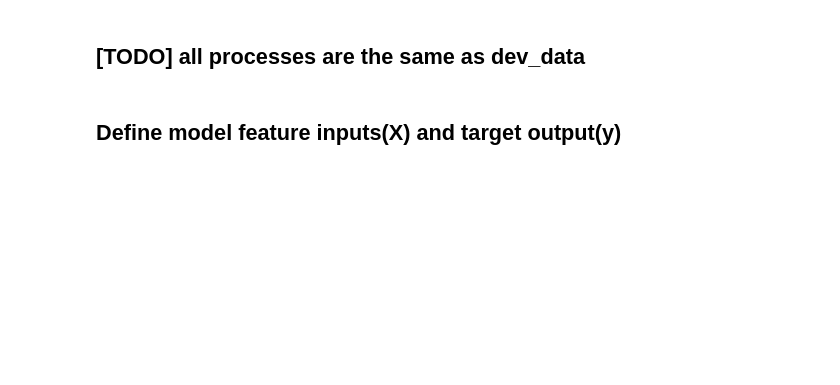
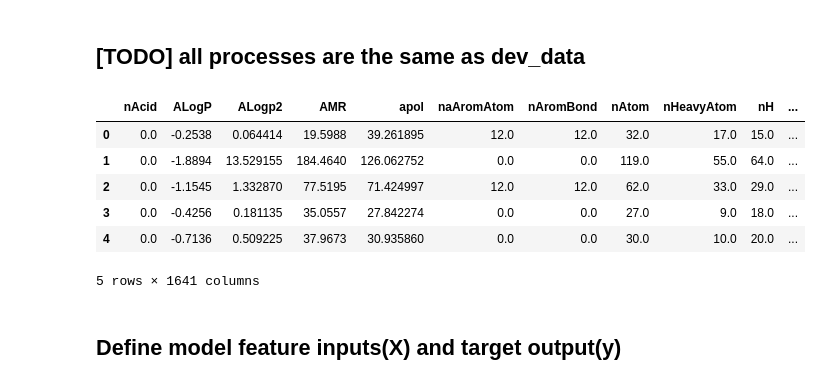
Before and after one commit to Abathur0u0/VirtualScreening_github, a Jupyter notebook: Day3_classifier_demo.ipynb, the cells around one changed output. Saved outputs shown, nothing was run; the diff lists cells and outputs as text; code cells hidden in the pictures; blank space fills up the shorter version.

```diff
--- a/Day3_classifier_demo.ipynb
+++ b/Day3_classifier_demo.ipynb
@@ -229,3 +373,29 @@ df1.loc[:, 'nAcid':] = df1.loc[:, 'nAcid':].fillna(0)  # just simple fill all Na
+# %%
+selected_features1 = data1.columns
+for column in data1.columns:
+    max_value = data[column][data[column] != np.inf].max()  # Calculate the maximum value excluding inf
+    data1[column].replace(np.inf, max_value, inplace=True)  # Replace inf with the maximum value
+
+# 使用KNN補值原始資料的NaN
+scaler1 = MinMaxScaler().fit(data1)
+scaled_df1 = scaler1.transform(data1)
+
+# 使用KNN補值
+knn_imputer1 = KNNImputer(n_neighbors=5).fit(scaled_df1)
+knn_imputed_df1 = knn_imputer1.transform(scaled_df1)
+
+# 將補值後的資料還原為原始範圍
+df1 = scaler1.inverse_transform(knn_imputed_df1)
+df1 = pd.DataFrame(df1, columns=selected_features1)
+df1.head(5)
+# %% [output]
+|  | nAcid | ALogP | ALogp2 | AMR | apol | naAromAtom | nAromBond | nAtom | nHeavyAtom | nH | ... |
+| 0 | 0.0 | -0.2538 | 0.064414 | 19.5988 | 39.261895 | 12.0 | 12.0 | 32.0 | 17.0 | 15.0 | ... |
+| 1 | 0.0 | -1.8894 | 13.529155 | 184.4640 | 126.062752 | 0.0 | 0.0 | 119.0 | 55.0 | 64.0 | ... |
+| 2 | 0.0 | -1.1545 | 1.332870 | 77.5195 | 71.424997 | 12.0 | 12.0 | 62.0 | 33.0 | 29.0 | ... |
+| 3 | 0.0 | -0.4256 | 0.181135 | 35.0557 | 27.842274 | 0.0 | 0.0 | 27.0 | 9.0 | 18.0 | ... |
+| 4 | 0.0 | -0.7136 | 0.509225 | 37.9673 | 30.935860 | 0.0 | 0.0 | 30.0 | 10.0 | 20.0 | ... |
+5 rows × 1641 columns
 # %% [markdown]
 ## Define model feature inputs(X) and target output(y)
 # %%
```
Also changed, not shown: parts of 25 cells of this notebook, 3 other files.
